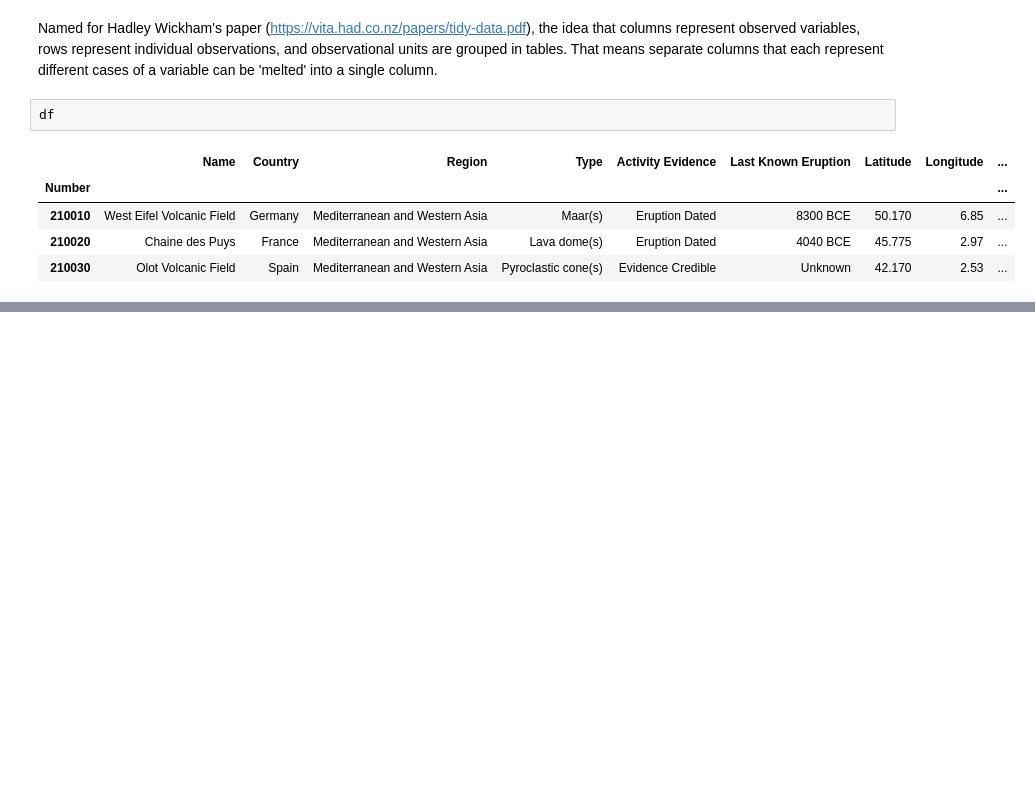
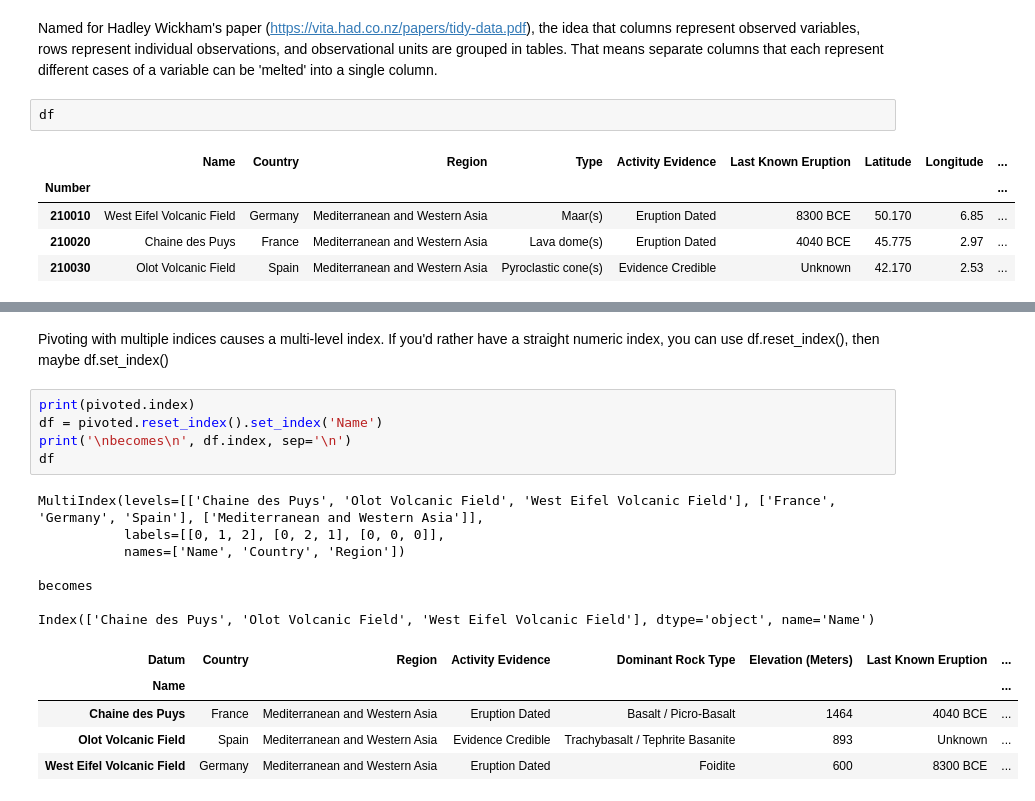
Before and after one commit to aschet01/cookbook, a Jupyter notebook: pandas.ipynb, the cells around one changed output, grey strips where cells are left out. Drawn from its saved outputs; the diff is of its cells as text; blank space fills up the shorter version.

```diff
--- a/pandas.ipynb
+++ b/pandas.ipynb
@@ -577,0 +617,20 @@ df.melt(id_vars=['Name', 'Country', 'Region'],    # Identify columns to leave as
+# %% [markdown]
+Pivoting with multiple indices causes a multi-level index. If you'd rather have a straight numeric index, you can use df.reset_index(), then maybe df.set_index()
+# %%
+print(pivoted.index)
+df = pivoted.reset_index().set_index('Name')
+print('\nbecomes\n', df.index, sep='\n')
+df
+# %% [output]
+MultiIndex(levels=[['Chaine des Puys', 'Olot Volcanic Field', 'West Eifel Volcanic Field'], ['France', 'Germany', 'Spain'], ['Mediterranean and Western Asia']],
+           labels=[[0, 1, 2], [0, 2, 1], [0, 0, 0]],
+           names=['Name', 'Country', 'Region'])
+
+becomes
+
+Index(['Chaine des Puys', 'Olot Volcanic Field', 'West Eifel Volcanic Field'], dtype='object', name='Name')
+| Datum | Country | Region | Activity Evidence | Dominant Rock Type | Elevation (Meters) | Last Known Eruption | ... |
+| Name |  |  |  |  |  |  | ... |
+| Chaine des Puys | France | Mediterranean and Western Asia | Eruption Dated | Basalt / Picro-Basalt | 1464 | 4040 BCE | ... |
+| Olot Volcanic Field | Spain | Mediterranean and Western Asia | Evidence Credible | Trachybasalt / Tephrite Basanite | 893 | Unknown | ... |
+| West Eifel Volcanic Field | Germany | Mediterranean and Western Asia | Eruption Dated | Foidite | 600 | 8300 BCE | ... |
```
Also changed, not shown: parts of 4 cells of this notebook.
